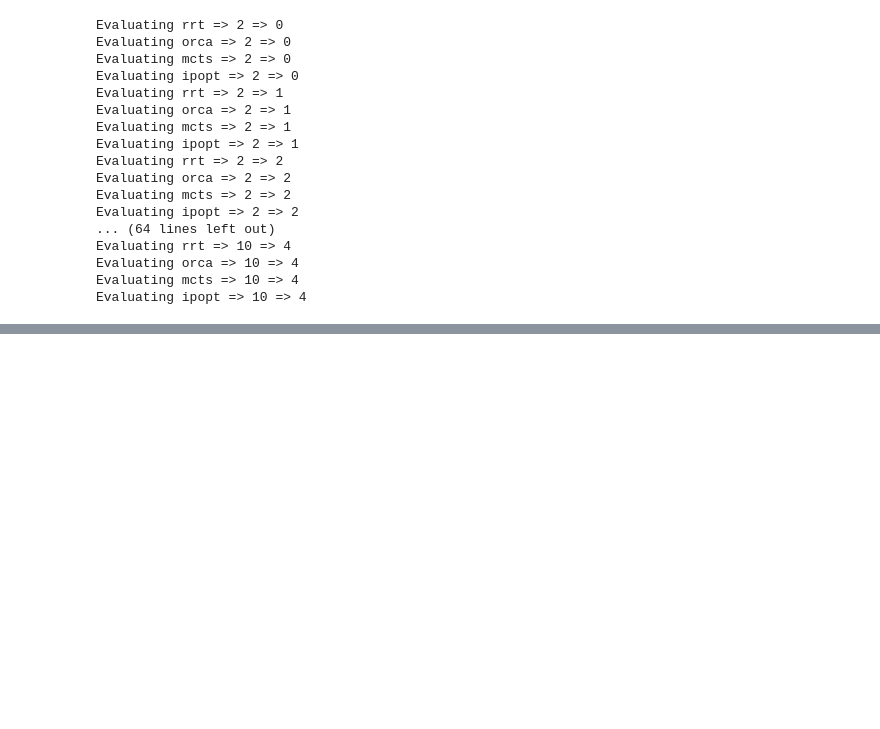
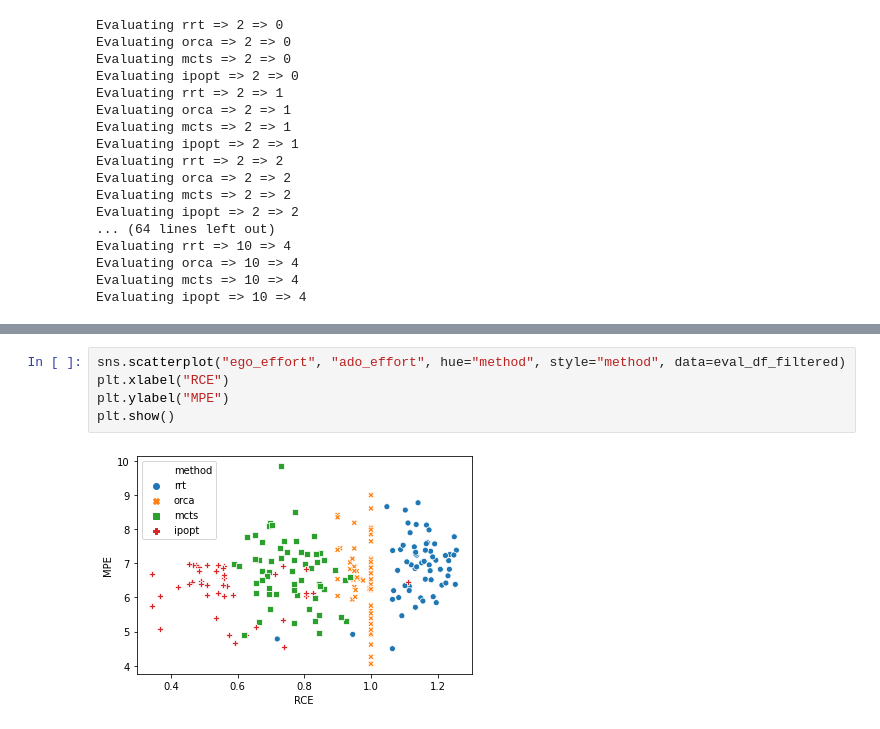
Before and after one commit to simon-schaefer/mantrap, a Jupyter notebook: examples/baseline.ipynb, the cells around one changed output, grey strips where cells are left out. Saved outputs shown, nothing was run; the diff lists cells and outputs as text; blank space fills up the shorter version.

```diff
--- a/examples/baseline.ipynb
+++ b/examples/baseline.ipynb
@@ -77,3 +79,10 @@ eval_df.groupby("method").mean()
+# %%
+sns.scatterplot("ego_effort", "ado_effort", hue="method", style="method", data=eval_df_filtered)
+plt.xlabel("RCE")
+plt.ylabel("MPE")
+plt.show()
+# %% [output]
+[figure, added]
 # %%
 sns.boxplot("runtime[s]", y="method", hue="num_ados", data=eval_df)
 plt.show()
```
Also changed, not shown: parts of 5 cells of this notebook, 28 other files.
